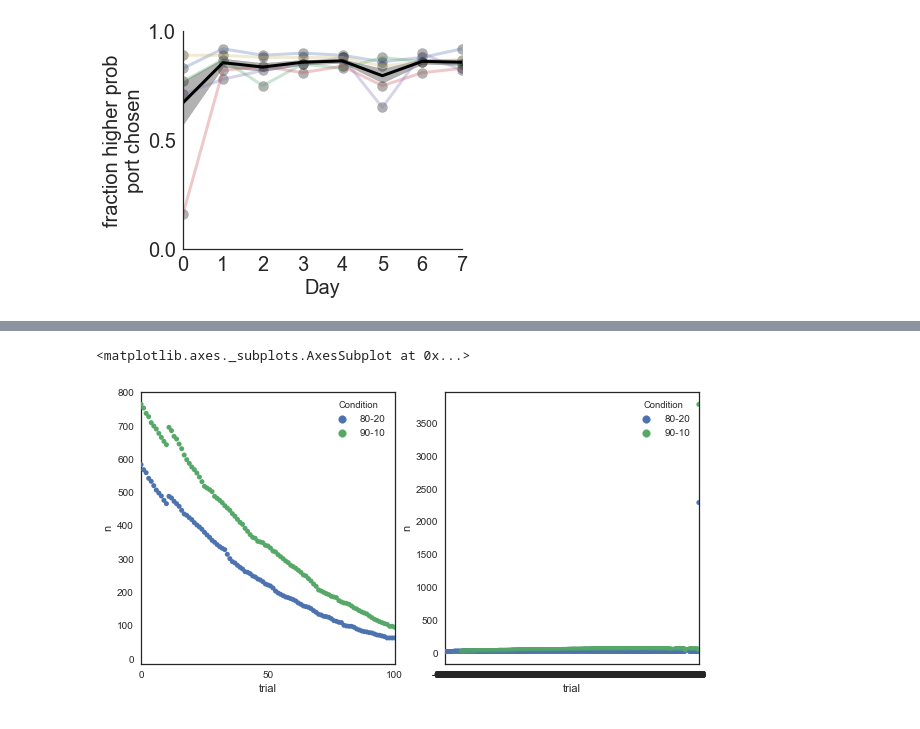
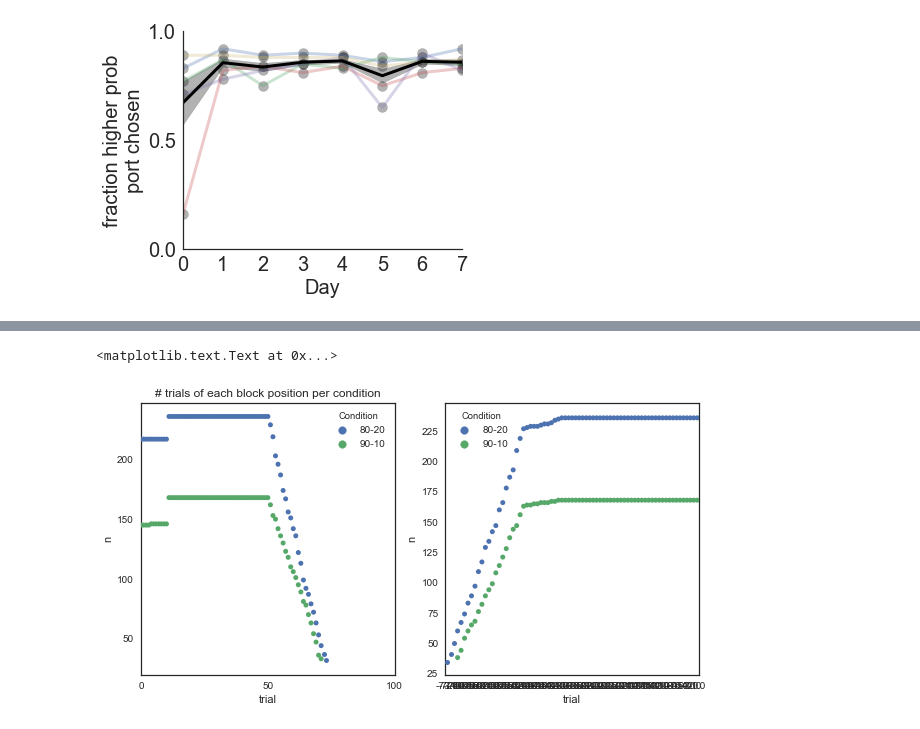
Before and after one commit to celiaberon/mouse_bandit, a Jupyter notebook: jupyter_notebooks/working/Comparing prob conditions.ipynb, the cells around one changed output, grey strips where cells are left out. Saved outputs shown, nothing was run; the diff lists cells and outputs as text; code cells hidden in the pictures.

```diff
--- a/jupyter_notebooks/working/Comparing prob conditions.ipynb
+++ b/jupyter_notebooks/working/Comparing prob conditions.ipynb
@@ -86,9 +90,12 @@ sns.despine(left=True)
 # %%
 data90 = pd.read_csv('/Users/celia/GitHub/mouse_bandit/data/processed_data/markov_9010_df.csv',index_col=0)
-data80 = pd.read_csv('/Users/celia/GitHub/mouse_bandit/data/processed_data/markov_8020_df.csv',index_col=0)
+data80 = pd.read_csv('/Users/celia/GitHub/mouse_bandit/data/processed_data/markov_8020.csv',index_col=0)
 #data70 = pd.read_csv('/Users/shayneufeld/GitHub/mouse_bandit/data/processed_data/full_7030_02192017.csv',index_col=0)
 data90['Condition'] = '90-10'
 data80['Condition'] = '80-20'
 #data70['Condition'] = '70-30'
 datas = data90.append(data80)
 #datas = datas.append(data70)
+# %%
+datas = datas.reset_index()
+data=datas.copy()
@@ -94,0 +172,4 @@ datas = data90.append(data80)
+# %%
+data_match_blocks = data[data['Current Block Length']<80] # take only blocks with fewer than 90 trials
+data_match_blocks = data_match_blocks[data_match_blocks['Current Block Length']>50] # blocks with 30+ trials
+datas = data_match_blocks.copy()
@@ -191,4 +269,4 @@ for condition in conditions:
         d = {'Condition':condition,'trial':trial,'mean':t.mean(),'sem':t.std()/np.sqrt(t.shape[0]),'n':t.shape[0]}
         trial_stats_ = trial_stats_.append(pd.DataFrame(data=d,index=[0]))
 
-trial_stats_['trial'] = trial_stats_['trial']*-1
+#trial_stats_['trial'] = trial_stats_['trial']*-1
@@ -195,17 +292,19 @@ trial_stats_['trial'] = trial_stats_['trial']*-1
 # %%
 trial_stats = trial_stats[trial_stats['n'] > 30]
 trial_stats_ = trial_stats_[trial_stats_['n'] > 30]
 
 plt.figure(figsize=(10,5))
 plt.subplot(121)
 sns.swarmplot(x='trial',y='n',hue='Condition',data=trial_stats)
 plt.xlim(0,100)
 plt.xticks([0,50,100],[0,50,100])
+plt.title('# trials of each block position per condition')
 
 plt.subplot(122)
 sns.swarmplot(x='trial',y='n',hue='Condition',data=trial_stats_)
+plt.title('')
 #plt.xlim(-100,0)
 #plt.xticks([0,-50,-100],[0,-50,-100])
 # %% [output]
-<matplotlib.axes._subplots.AxesSubplot at 0x...>
+<matplotlib.text.Text at 0x...>
-[figure, old version]
+[figure, new version]
```
Also changed, not shown: parts of 34 cells of this notebook, 7 other files.
